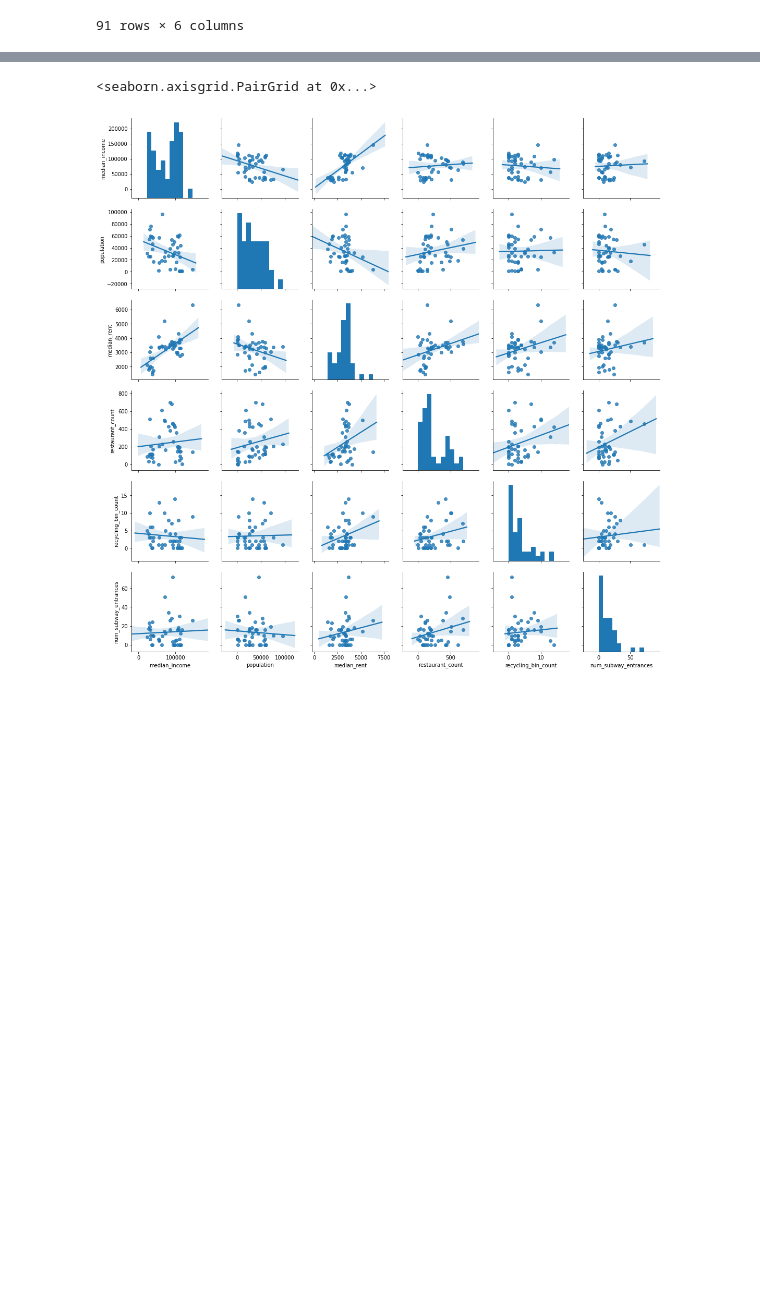
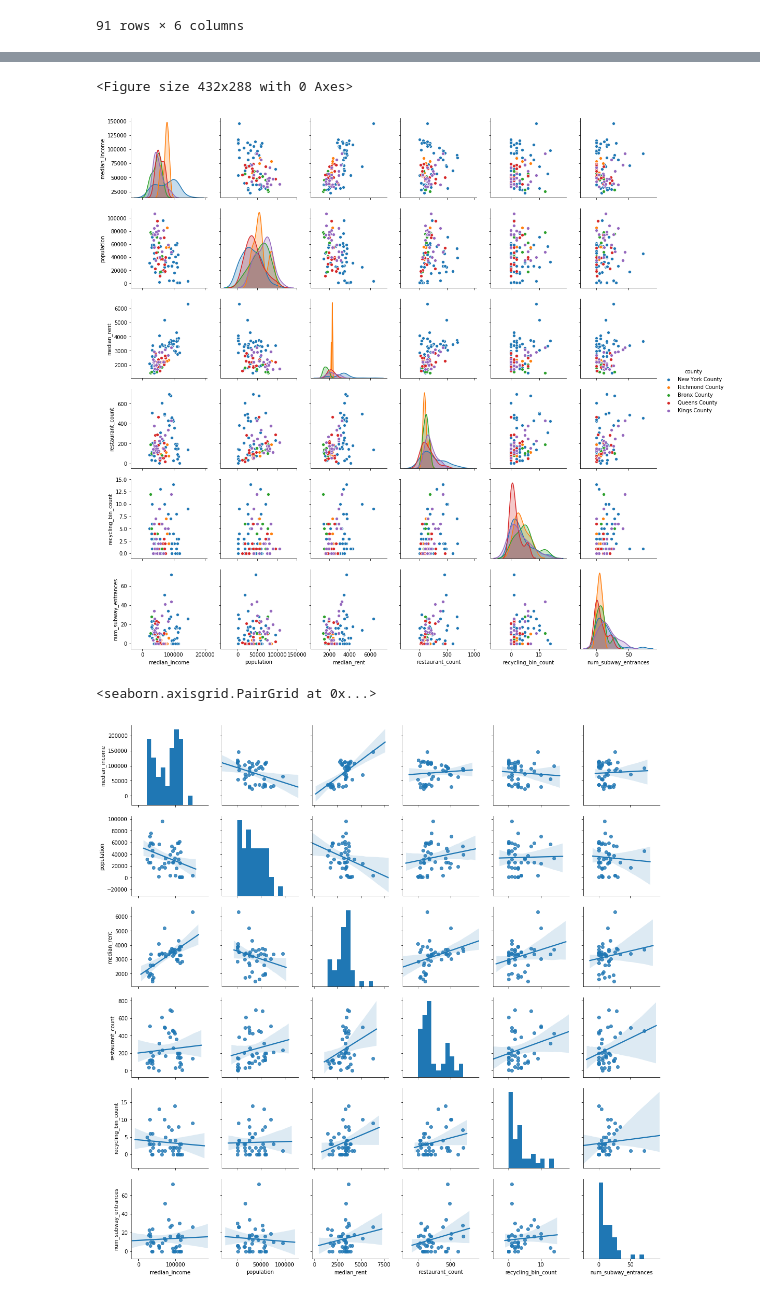
Before and after one commit to graceh3/mod_2_project, a Jupyter notebook: exploratory_analysis.ipynb, the cells around one changed output, grey strips where cells are left out. Cells and saved outputs as stored; diff of their text form; code cells hidden in the pictures; blank space fills up the shorter version.

```diff
--- a/exploratory_analysis.ipynb
+++ b/exploratory_analysis.ipynb
@@ -68,0 +90,7 @@ sns.pairplot(df_pairplot, kind='reg')
+# %%
+plt.figure()
+sns.pairplot(df, vars = ['median_income','population', 'median_rent', 'restaurant_count', 'recycling_bin_count', 'num_subway_entrances'], hue = 'county')
+plt.savefig('pairplot_bycounty.png')
+# %% [output]
+<Figure size 432x288 with 0 Axes>
+[figure, added]
```
Also changed, not shown: parts of 60 cells of this notebook, 8 other files.
